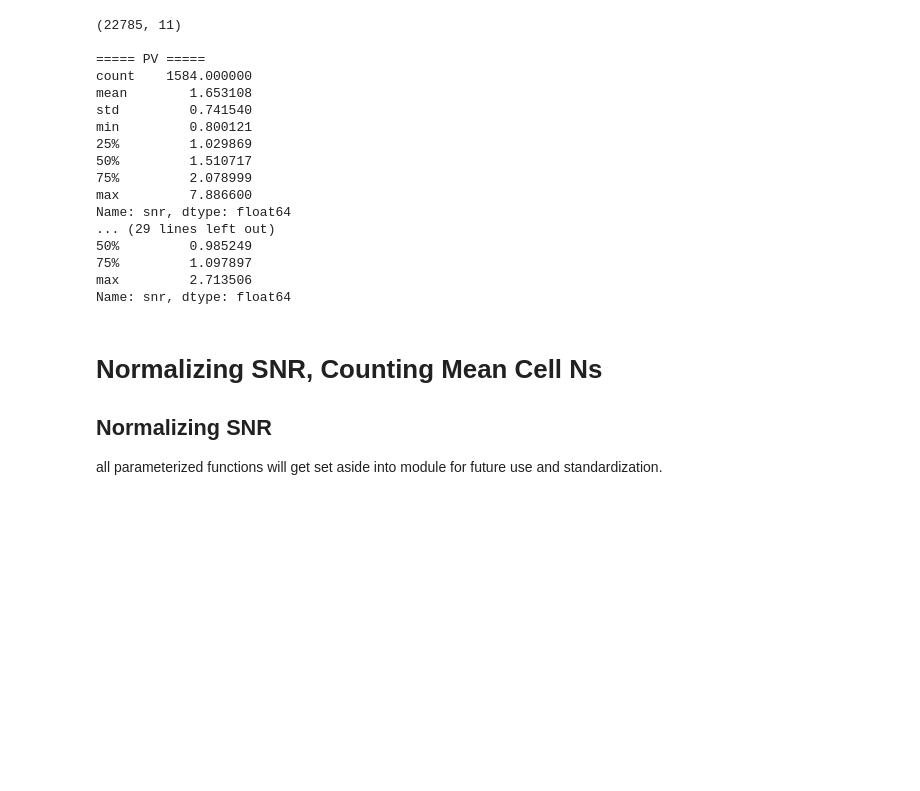
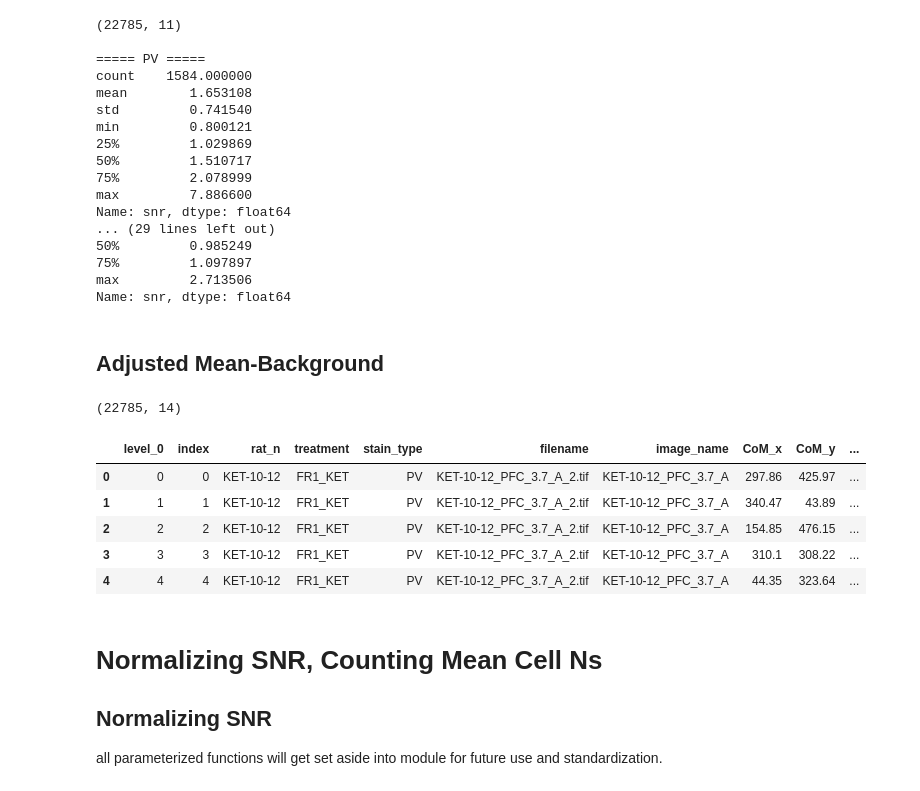
Before and after one commit to jonny-ramos/LRI, a Jupyter notebook: Image ROI Data Wrangling/KETAMINE-VR5/updated doublet roi selection/single labeled data/KET-VR5 Image Data Wrangling, SNR thresholding.ipynb, the cells around one changed output. Drawn from its saved outputs; the diff is of its cells as text; code cells hidden in the pictures; blank space fills up the shorter version.

```diff
--- a/Image ROI Data Wrangling/KETAMINE-VR5/updated doublet roi selection/single labeled data/KET-VR5 Image Data Wrangling, SNR thresholding.ipynb
+++ b/Image ROI Data Wrangling/KETAMINE-VR5/updated doublet roi selection/single labeled data/KET-VR5 Image Data Wrangling, SNR thresholding.ipynb
@@ -315,6 +323,37 @@ Name: snr, dtype: float64
 75%         1.097897
 max         2.713506
 Name: snr, dtype: float64
+# %% [markdown]
+## Adjusted Mean-Background
+# %%
+adjusted_mmbg = []
+for stain in df_threshold.stain_type.unique():
+    # separate by stain
+    df_stain = df_threshold.query(f'stain_type == "{stain}"').reset_index()
+
+    # compute new mean-background col
+    df_stain['mean-background'] = df_stain.loc[: ,'mean_intensity'].astype('f') - df_stain.loc[:, 'background'].astype('f')
+
+    # get min mean-background (some negative number)
+    min_mmbg = df_stain['mean-background'].min()
+
+    # add the absolute value of min to all other cells of the same stain
+    df_stain['adjusted_mean-background'] = df_stain['mean-background'] + abs(min_mmbg)
+
+    # toss back into list
+    adjusted_mmbg.append(df_stain)
+
+df_adjusted = pd.concat(adjusted_mmbg)
+print(df_adjusted.shape)
+df_adjusted.head()
+# %% [output]
+(22785, 14)
+|  | level_0 | index | rat_n | treatment | stain_type | filename | image_name | CoM_x | CoM_y | ... |
+| 0 | 0 | 0 | KET-10-12 | FR1_KET | PV | KET-10-12_PFC_3.7_A_2.tif | KET-10-12_PFC_3.7_A | 297.86 | 425.97 | ... |
+| 1 | 1 | 1 | KET-10-12 | FR1_KET | PV | KET-10-12_PFC_3.7_A_2.tif | KET-10-12_PFC_3.7_A | 340.47 | 43.89 | ... |
+| 2 | 2 | 2 | KET-10-12 | FR1_KET | PV | KET-10-12_PFC_3.7_A_2.tif | KET-10-12_PFC_3.7_A | 154.85 | 476.15 | ... |
+| 3 | 3 | 3 | KET-10-12 | FR1_KET | PV | KET-10-12_PFC_3.7_A_2.tif | KET-10-12_PFC_3.7_A | 310.1 | 308.22 | ... |
+| 4 | 4 | 4 | KET-10-12 | FR1_KET | PV | KET-10-12_PFC_3.7_A_2.tif | KET-10-12_PFC_3.7_A | 44.35 | 323.64 | ... |
 # %% [markdown]
 # Normalizing SNR, Counting Mean Cell Ns
 ## Normalizing SNR
```
Also changed, not shown: parts of 3 cells of this notebook, 4 other files.
